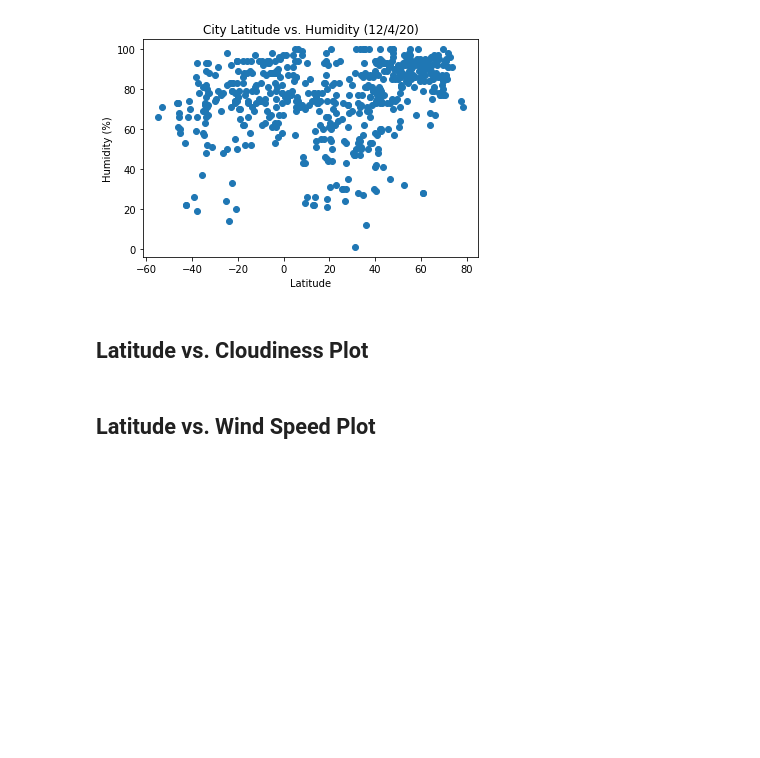
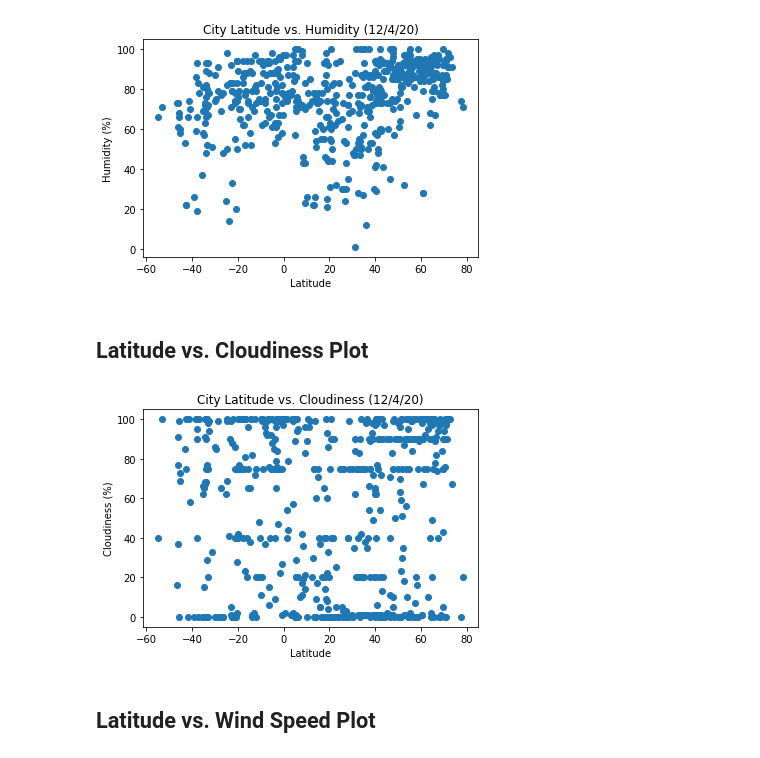
Before and after one commit to ntarver0409/weatherAnalysis, a Jupyter notebook: weatherAnalysis.ipynb, the cells around one changed output. Saved outputs shown, nothing was run; the diff lists cells and outputs as text; code cells hidden in the pictures; blank space fills up the shorter version.

Commit message:
Progress on weatherAnalysis.ipynb

```diff
--- a/weatherAnalysis.ipynb
+++ b/weatherAnalysis.ipynb
@@ -183,5 +183,17 @@ plt.savefig("outputData/latVsHum.png")
 [figure]
 # %% [markdown]
 ## Latitude vs. Cloudiness Plot
+# %%
+plt.scatter(weatherDataDf["Lat"], weatherDataDf["Cloudiness"])
+
+plt.title("City Latitude vs. Cloudiness (12/4/20)")
+
+plt.xlabel("Latitude")
+
+plt.ylabel("Cloudiness (%)")
+
+plt.savefig("outputData/latVsCloud.png")
+# %% [output]
+[figure, added]
 # %% [markdown]
 ## Latitude vs. Wind Speed Plot
```
Also changed, not shown: parts of 1 cell of this notebook.
